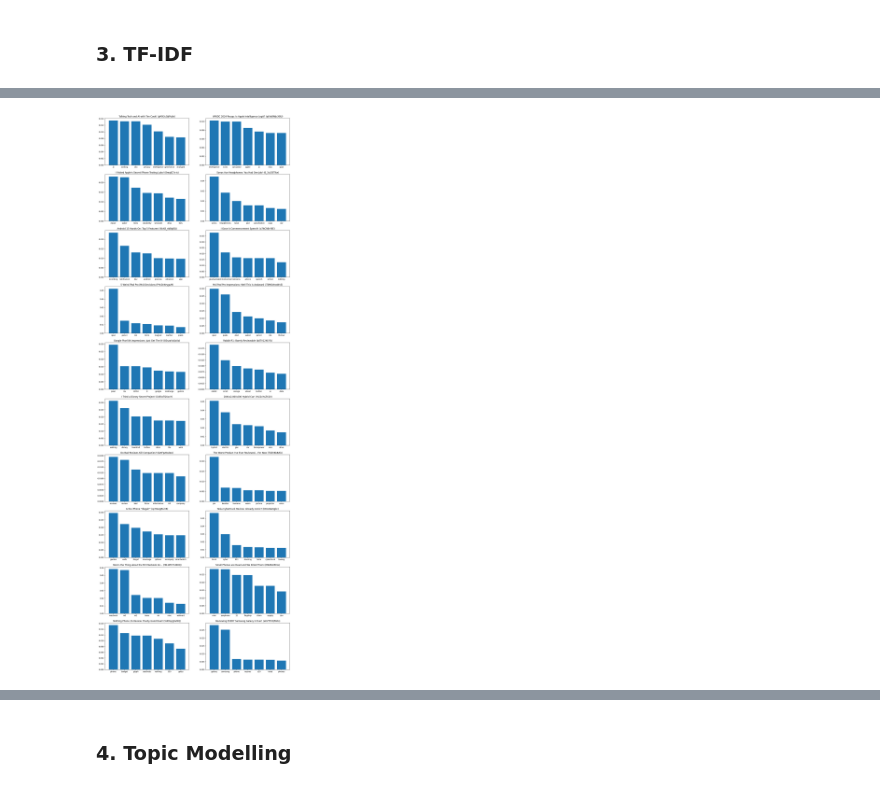
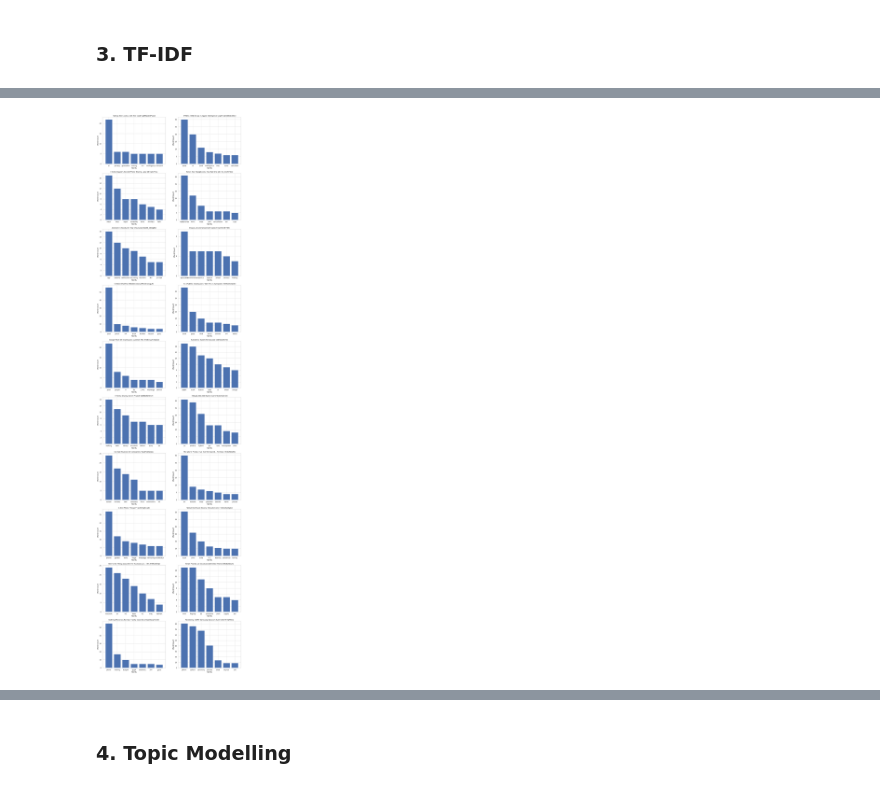
Before and after one commit to OctavianNistora/DM-Project, a Jupyter notebook: DM_Project.ipynb, the cells around one changed output, grey strips where cells are left out. Drawn from its saved outputs; the diff is of its cells as text; code cells hidden in the pictures.

Commit message:
Added missing labels to graphs

```diff
--- a/DM_Project.ipynb
+++ b/DM_Project.ipynb
@@ -478,32 +477,34 @@ pd.set_option('display.max_rows', 60)
 # %%
 # Temporary list to store the top words for each video
 temp_list = []
 
 # Loop through the chronological list of video IDs and store the video ID and title in the temporary list
 for id in chronological_video_id_list:
   temp_list += [[id, tf_idf_video_df[tf_idf_video_df['Video ID'] == id]['Video Title'].values[0]]]
 
 # List of lists to store the top k words for each video, their TF-IDF values, the video title and the video ID
 video_list = []
 
 # Loop through the temporary list and store the video ID, title, top k words and their TF-IDF values in the video list
 for video in temp_list:
-  temp_df = tf_idf_video_df[tf_idf_video_df['Video ID'] == video[0]][['Word', 'TF_IDF']].sort_values('TF_IDF', ascending=False).head(wordsGraphCount)
-  video += [temp_df['Word'].to_list(), temp_df['TF_IDF'].to_list()]
+  temp_df = tf_idf_video_df[tf_idf_video_df['Video ID'] == video[0]][['Word', 'Video Individual Word Count', 'TF_IDF']].sort_values('TF_IDF', ascending=False).head(wordsGraphCount).sort_values('Video Individual Word Count', ascending=False)
+  video += [temp_df['Word'].to_list(), temp_df['Video Individual Word Count'].to_list()]
   video_list += [video]
 
 # Create a figure with subplots to display the top k words for each video in a bar graph
 figure, axis = plt.subplots(gridsVertical, gridsHorizontal)
 figure.set_figwidth(18)
-figure.set_figheight(54)
+figure.set_figheight(72)
 
 # Loop through the video list and create a bar graph for each video
 for i in range(gridsVertical):
   for j in range(gridsHorizontal):
     axis[i, j].bar(video_list[i*gridsHorizontal+j][2], video_list[i*gridsHorizontal+j][3])
     axis[i, j].set_title(f'{video_list[i*gridsHorizontal+j][1]} ({video_list[i*gridsHorizontal+j][0]})')
+    axis[i, j].set_xlabel('Words')
+    axis[i, j].set_ylabel('Word Count')
 # %% [output]
-[figure, old version]
+[figure, new version]
 # %%
 # Temporary list to store the top x rows having the highest TF-IDF values for each video
 temp_list = []
```
Also changed, not shown: parts of 9 cells of this notebook.
